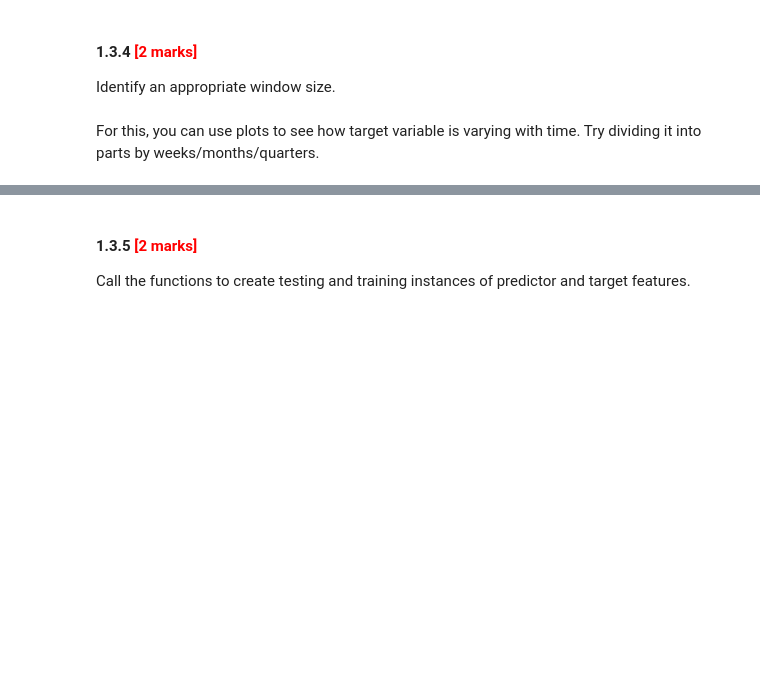
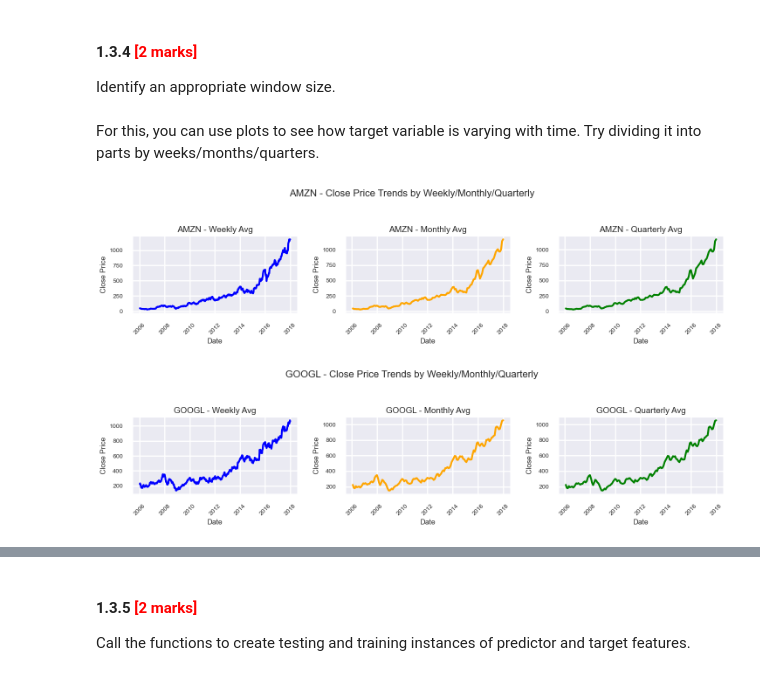
Before and after one commit to uvarajthulasiram/RNN-Stocks, a Jupyter notebook: RNN_Assg_Stock_Price_Prediction_Starter.ipynb, the cells around one changed output, grey strips where cells are left out. Cells and saved outputs as stored; diff of their text form; code cells hidden in the pictures; blank space fills up the shorter version.

```diff
--- a/RNN_Assg_Stock_Price_Prediction_Starter.ipynb
+++ b/RNN_Assg_Stock_Price_Prediction_Starter.ipynb
@@ -484,0 +483,44 @@ For this, you can use plots to see how target variable is varying with time. Try
+# %%
+# Checking for patterns in different sequence lengths
+def plot_time_patterns(df, target_stocks):
+    for stock in target_stocks:
+        # Setting 'Date' column as index as we can use resampling and filter by time series
+        stock_df = df[df['Name'] == stock].set_index('Date').sort_index()
+        weekly = stock_df['Close'].resample('W').mean().reset_index()
+        monthly = stock_df['Close'].resample('M').mean().reset_index()
+        quarterly = stock_df['Close'].resample('Q').mean().reset_index()
+
+        # print(weekly.head())
+        # print(monthly.head())
+        # print(quarterly.head())
+
+        fig, axes = plt.subplots(1, 3, figsize=(15, 4))
+
+        sns.lineplot(data=weekly, x='Date', y='Close', ax=axes[0], color='blue')
+        axes[0].set_title(f'{stock} - Weekly Avg')
+
+        sns.lineplot(data=monthly, x='Date', y='Close', ax=axes[1], color='orange')
+        axes[1].set_title(f'{stock} - Monthly Avg')
+
+        sns.lineplot(data=monthly, x='Date', y='Close', ax=axes[2], color='green')
+        axes[2].set_title(f'{stock} - Quarterly Avg')
+
+        for ax in axes:
+            ax.set_xlabel('Date')
+            ax.set_ylabel('Close Price')
+            ax.tick_params(axis='x', rotation=45)
+            ax.grid(True)
+
+        plt.suptitle(f'{stock} - Close Price Trends by Weekly/Monthly/Quarterly', fontsize=16)
+        plt.tight_layout()
+        plt.show()
+
+plot_time_patterns(df, ['AMZN', 'GOOGL'])
+
+# Quick observation
+#-------------------
+# Couldn't find any pattern from these graphs!
+#-------------------
+# %% [output]
+[figure, added]
+[figure, added]
```
Also changed, not shown: parts of 6 cells of this notebook.
